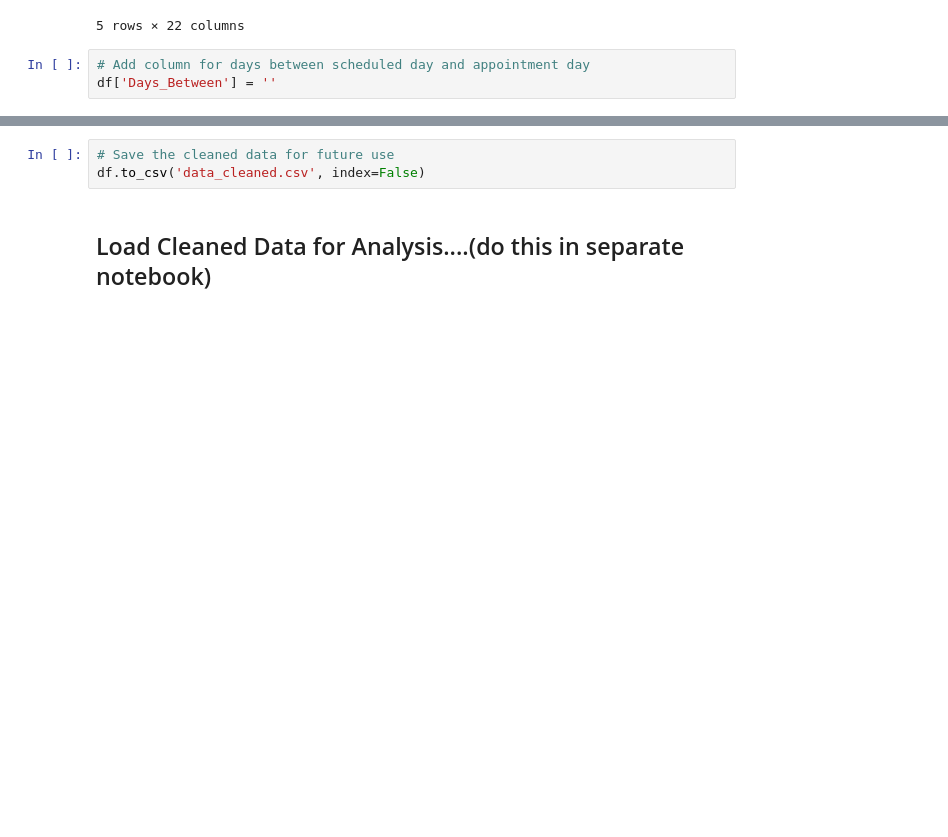
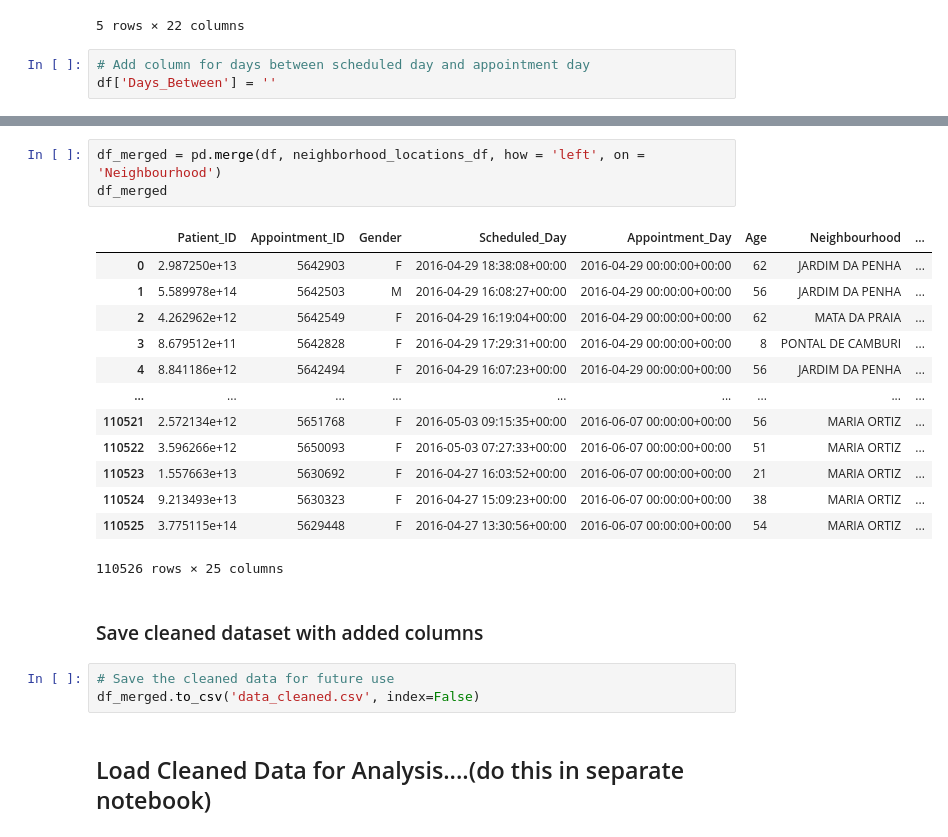
Before and after one commit to Omeagon/Project1, a Jupyter notebook: DataCleaning.ipynb, the cells around one changed output, grey strips where cells are left out. Drawn from its saved outputs; the diff is of its cells as text; blank space fills up the shorter version.

```diff
--- a/DataCleaning.ipynb
+++ b/DataCleaning.ipynb
@@ -209,6 +275,25 @@ for i in range(df.shape[0]):
+# %%
+df_merged = pd.merge(df, neighborhood_locations_df, how = 'left', on = 'Neighbourhood')
+df_merged
+# %% [output]
+|  | Patient_ID | Appointment_ID | Gender | Scheduled_Day | Appointment_Day | Age | Neighbourhood | ... |
+| 0 | 2.987250e+13 | 5642903 | F | 2016-04-29 18:38:08+00:00 | 2016-04-29 00:00:00+00:00 | 62 | JARDIM DA PENHA | ... |
+| 1 | 5.589978e+14 | 5642503 | M | 2016-04-29 16:08:27+00:00 | 2016-04-29 00:00:00+00:00 | 56 | JARDIM DA PENHA | ... |
+| 2 | 4.262962e+12 | 5642549 | F | 2016-04-29 16:19:04+00:00 | 2016-04-29 00:00:00+00:00 | 62 | MATA DA PRAIA | ... |
+| 3 | 8.679512e+11 | 5642828 | F | 2016-04-29 17:29:31+00:00 | 2016-04-29 00:00:00+00:00 | 8 | PONTAL DE CAMBURI | ... |
+| 4 | 8.841186e+12 | 5642494 | F | 2016-04-29 16:07:23+00:00 | 2016-04-29 00:00:00+00:00 | 56 | JARDIM DA PENHA | ... |
+| ... | ... | ... | ... | ... | ... | ... | ... | ... |
+| 110521 | 2.572134e+12 | 5651768 | F | 2016-05-03 09:15:35+00:00 | 2016-06-07 00:00:00+00:00 | 56 | MARIA ORTIZ | ... |
+| 110522 | 3.596266e+12 | 5650093 | F | 2016-05-03 07:27:33+00:00 | 2016-06-07 00:00:00+00:00 | 51 | MARIA ORTIZ | ... |
+| 110523 | 1.557663e+13 | 5630692 | F | 2016-04-27 16:03:52+00:00 | 2016-06-07 00:00:00+00:00 | 21 | MARIA ORTIZ | ... |
+| 110524 | 9.213493e+13 | 5630323 | F | 2016-04-27 15:09:23+00:00 | 2016-06-07 00:00:00+00:00 | 38 | MARIA ORTIZ | ... |
+| 110525 | 3.775115e+14 | 5629448 | F | 2016-04-27 13:30:56+00:00 | 2016-06-07 00:00:00+00:00 | 54 | MARIA ORTIZ | ... |
+110526 rows × 25 columns
+# %% [markdown]
+### Save cleaned dataset with added columns
 # %%
 # Save the cleaned data for future use
-df.to_csv('data_cleaned.csv', index=False)
+df_merged.to_csv('data_cleaned.csv', index=False)
 # %% [markdown]
 ## Load Cleaned Data for Analysis....(do this in separate notebook)
 # %%
```
Also changed, not shown: parts of 9 cells of this notebook, 1 other file.
